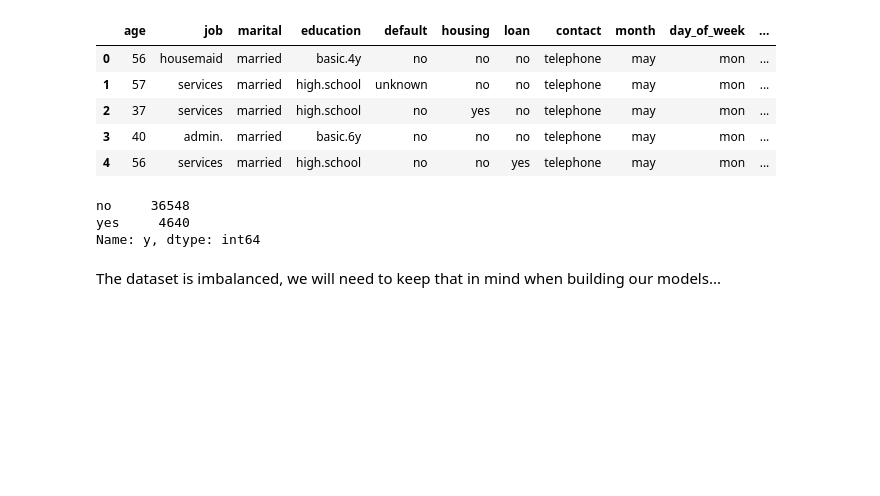
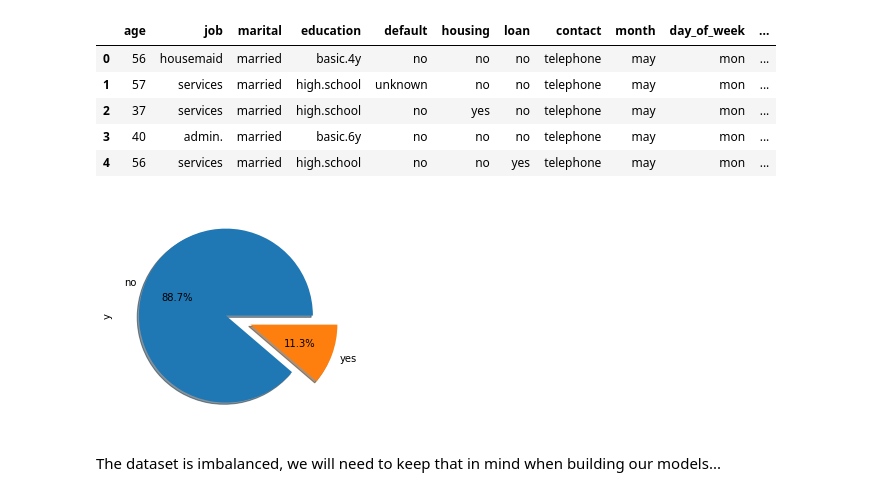
Before and after one commit to mvfolino68/PyconUS_2019-model-interpretability-tutorial, a Jupyter notebook: 01_interpretability_eli5_solution.ipynb, the cells around one changed output. Saved outputs shown, nothing was run; the diff lists cells and outputs as text; code cells hidden in the pictures; blank space fills up the shorter version.

```diff
--- a/01_interpretability_eli5_solution.ipynb
+++ b/01_interpretability_eli5_solution.ipynb
@@ -52,12 +52,13 @@ df.head()
 | 2 | 37 | services | married | high.school | no | yes | no | telephone | may | mon | ... |
 | 3 | 40 | admin. | married | basic.6y | no | no | no | telephone | may | mon | ... |
 | 4 | 56 | services | married | high.school | no | no | yes | telephone | may | mon | ... |
-# %%
-df.y.value_counts()
-# %% [output]
-no     36548
-yes     4640
-Name: y, dtype: int64
+# %%
+df.y.value_counts()
+
+df.y.value_counts().plot.pie(explode=[0,0.3],autopct='%1.1f%%',shadow=True)
+plt.show()
+# %% [output]
+[figure, added]
 # %% [markdown]
 The dataset is imbalanced, we will need to keep that in mind when building our models...
 # %% [markdown]
```
